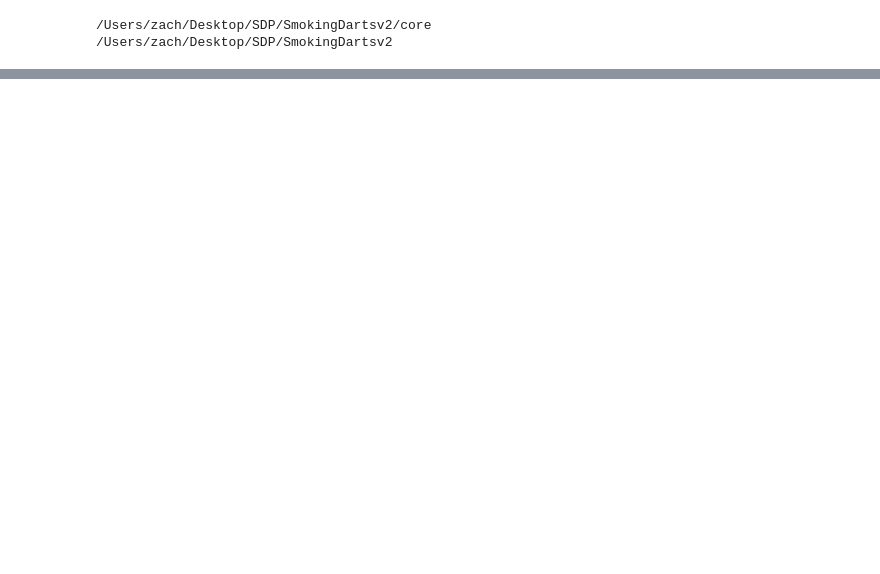
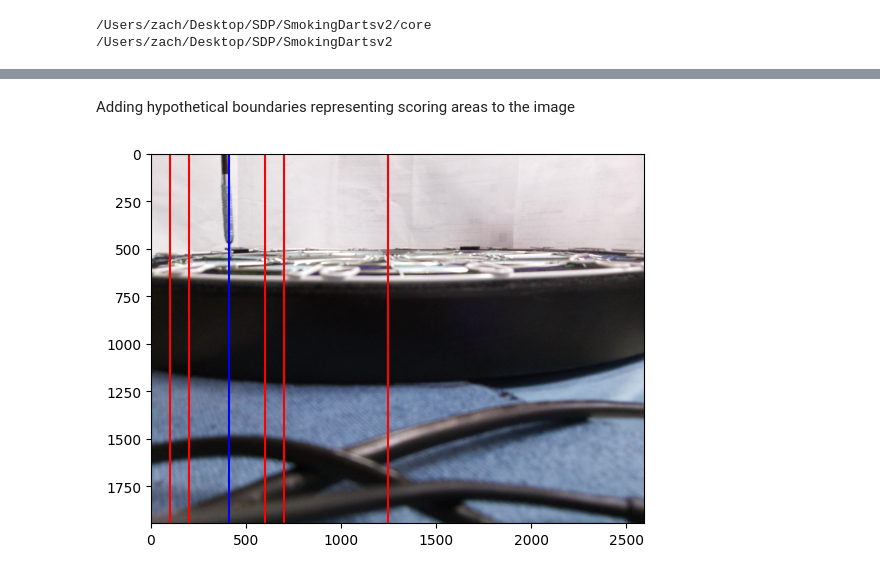
Before and after one commit to zkashef/SmokingDartsv2, a Jupyter notebook: core/never_surrender.ipynb, the cells around one changed output, grey strips where cells are left out. Cells and saved outputs as stored; diff of their text form; code cells hidden in the pictures; blank space fills up the shorter version.

```diff
--- a/core/never_surrender.ipynb
+++ b/core/never_surrender.ipynb
@@ -59,0 +112,16 @@ coordinates:  1343.7974683544303 475.38607594936707
+# %% [markdown]
+Adding hypothetical boundaries representing scoring areas to the image
+# %%
+# load and display image
+dart1 = cv2.imread(os.path.join(parent_dir, 'images', '22.jpg'))
+plt.imshow(dart1, cmap='gray')
+plt.axvline(x=x_coordinate, color='b')
+plt.axvline(x=center_of_board, color='r')
+
+edges_on_board = [100, 200, 600, 700]
+for edge in edges_on_board:
+    plt.axvline(x=edge, color='r')
+
+plt.show()
+# %% [output]
+[figure, added]
```
Also changed, not shown: parts of 7 cells of this notebook, 17 other files.
